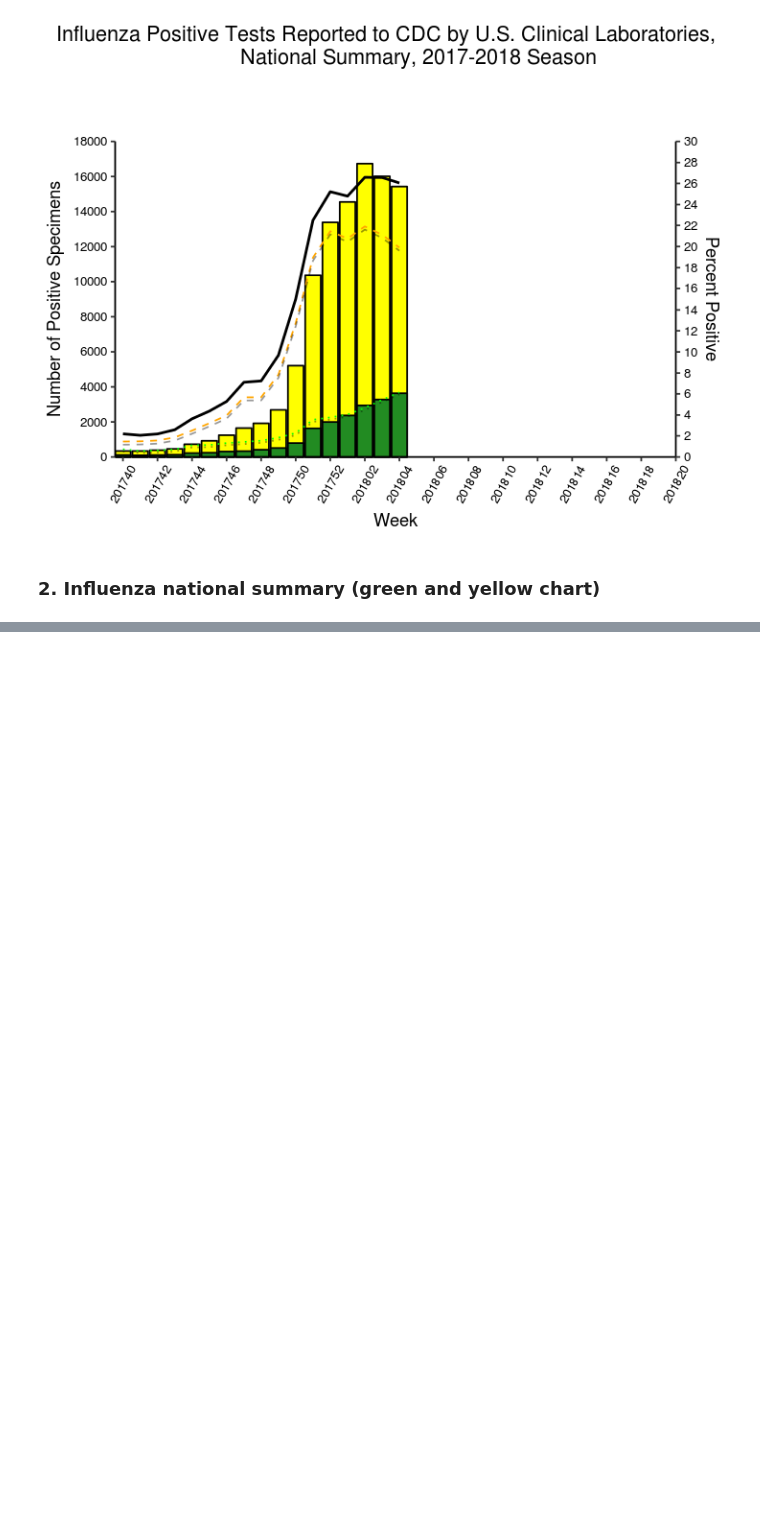
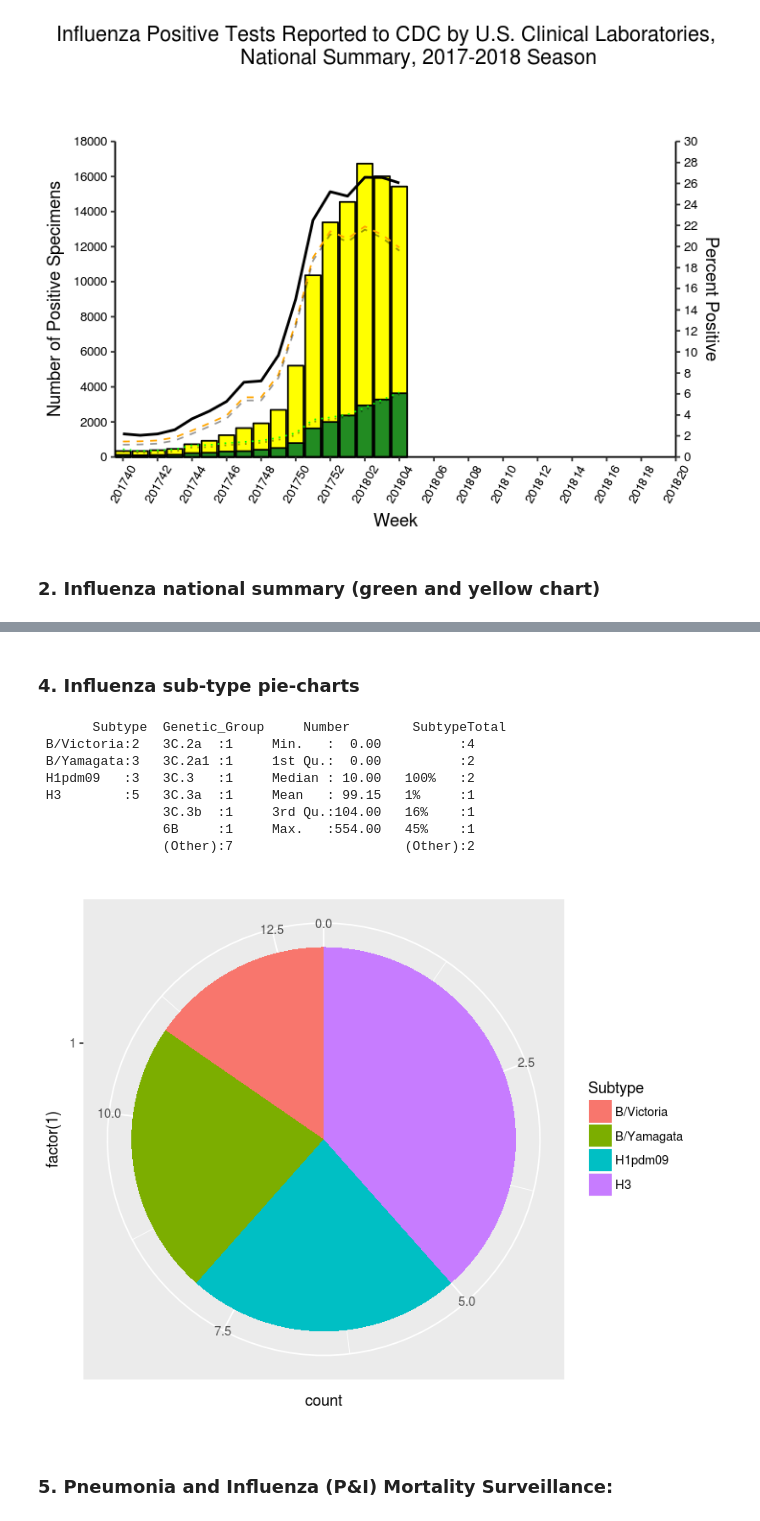
Before and after one commit to jayantsolanki/CDC-FLU-Data-Collection-and-Exploratory-Data-Analysis, a Jupyter notebook: lab1/SolankiLab1Part2.ipynb, the cells around one changed output, grey strips where cells are left out. Saved outputs shown, nothing was run; the diff lists cells and outputs as text; code cells hidden in the pictures; blank space fills up the shorter version.

```diff
--- a/lab1/SolankiLab1Part2.ipynb
+++ b/lab1/SolankiLab1Part2.ipynb
@@ -83,0 +126,25 @@ Warning message:
+# %% [markdown]
+### 4. Influenza sub-type pie-charts
+# %%
+library(ggplot2)
+library(repr)
+library(reshape2)
+# options(repr.plot.width=6.5, repr.plot.height=5.5)
+pieChart <- read.csv("../data/Genetic04.csv")
+summary(pieChart)
+pie = ggplot(data = pieChart) +
+  geom_bar(mapping = aes(x = factor(1), fill = Subtype), width = 1) +
+  coord_polar(theta = "y")
+pie
+# %% [output]
+       Subtype  Genetic_Group     Number        SubtypeTotal
+ B/Victoria:2   3C.2a  :1     Min.   :  0.00          :4
+ B/Yamagata:3   3C.2a1 :1     1st Qu.:  0.00          :2
+ H1pdm09   :3   3C.3   :1     Median : 10.00   100%   :2
+ H3        :5   3C.3a  :1     Mean   : 99.15   1%     :1
+                3C.3b  :1     3rd Qu.:104.00   16%    :1
+                6B     :1     Max.   :554.00   45%    :1
+                (Other):7                      (Other):2
+[figure, added]
+# %% [markdown]
+### 5. Pneumonia and Influenza (P&I) Mortality Surveillance:
```
Also changed, not shown: parts of 4 cells of this notebook, 4 other files.
